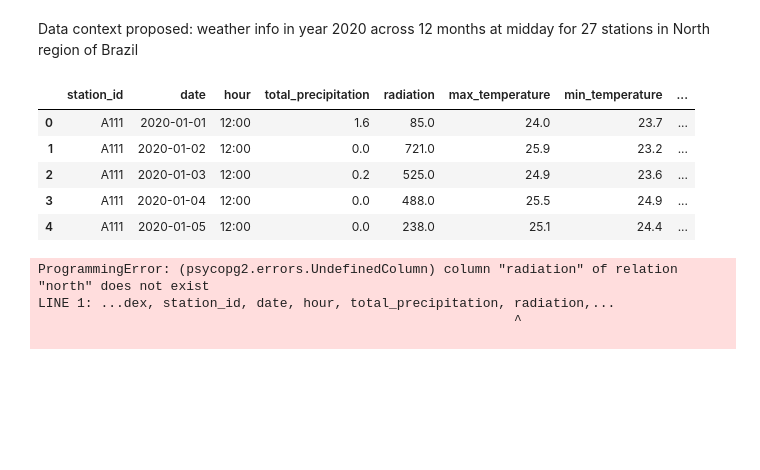
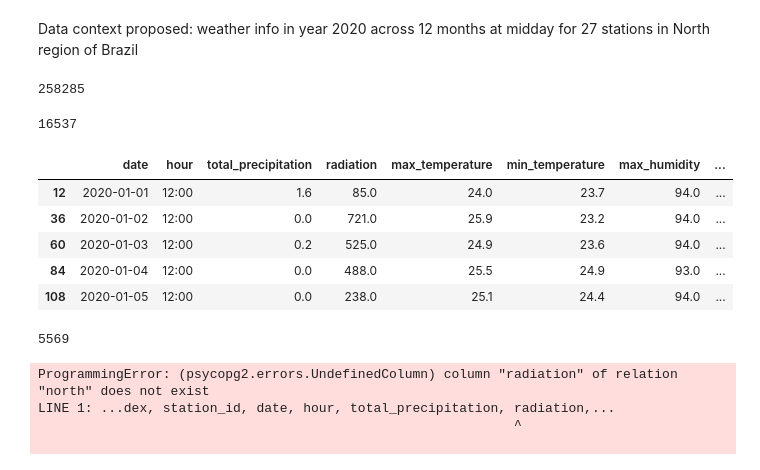
Before and after one commit to alexanderbpowers/project_3-Group_8, a Jupyter notebook: notebook_North.ipynb, the cells around one changed output. Drawn from its saved outputs; the diff is of its cells as text; code cells hidden in the pictures; blank space fills up the shorter version.

```diff
--- a/notebook_North.ipynb
+++ b/notebook_North.ipynb
@@ -42,7 +38,26 @@ north_an.head()
 # %% [markdown]
 Data context proposed: weather info in year 2020 across 12 months at midday for 27 stations in North region of Brazil
 # %%
-north_selected = north_an.loc[(north_an["year"] == "2020") & (north_an["hour"] == "12:00" )]
+# north_selected = north_an.loc[(north_an["year"] == "2020") & (north_an["hour"] == "12:00" )]
+
+north_selected = north_an.loc[(north_an["year"] == "2020")]
+print(len(north_selected))
+# %% [output]
+258285
+# %%
+north_selected = north_selected.loc[north_selected["hour"] == "12:00"]
+print(len(north_selected))
+# %% [output]
+16537
+# %%
+north_selected.head()
+# %% [output]
+|  | date | hour | total_precipitation | radiation | max_temperature | min_temperature | max_humidity | ... |
+| 12 | 2020-01-01 | 12:00 | 1.6 | 85.0 | 24.0 | 23.7 | 94.0 | ... |
+| 36 | 2020-01-02 | 12:00 | 0.0 | 721.0 | 25.9 | 23.2 | 94.0 | ... |
+| 60 | 2020-01-03 | 12:00 | 0.2 | 525.0 | 24.9 | 23.6 | 94.0 | ... |
+| 84 | 2020-01-04 | 12:00 | 0.0 | 488.0 | 25.5 | 24.9 | 93.0 | ... |
+| 108 | 2020-01-05 | 12:00 | 0.0 | 238.0 | 25.1 | 24.4 | 94.0 | ... |
 # %%
 # select stations
 chosen_station = ['A111', 'A134', 'A051', 'A216', 'A247', 'A113', 'A119', 'A939',
@@ -58,11 +73,7 @@ north_selected_final = north_selected_final[cols]
 
 north_selected_final.reset_index(drop=True, inplace=True)
 north_selected_final.head()
+print(len(north_selected_final))
 # %% [output]
-|  | station_id | date | hour | total_precipitation | radiation | max_temperature | min_temperature | ... |
-| 0 | A111 | 2020-01-01 | 12:00 | 1.6 | 85.0 | 24.0 | 23.7 | ... |
-| 1 | A111 | 2020-01-02 | 12:00 | 0.0 | 721.0 | 25.9 | 23.2 | ... |
-| 2 | A111 | 2020-01-03 | 12:00 | 0.2 | 525.0 | 24.9 | 23.6 | ... |
-| 3 | A111 | 2020-01-04 | 12:00 | 0.0 | 488.0 | 25.5 | 24.9 | ... |
-| 4 | A111 | 2020-01-05 | 12:00 | 0.0 | 238.0 | 25.1 | 24.4 | ... |
+5569
 # %%
```
Also changed, not shown: parts of 3 cells of this notebook, 1 other file.
